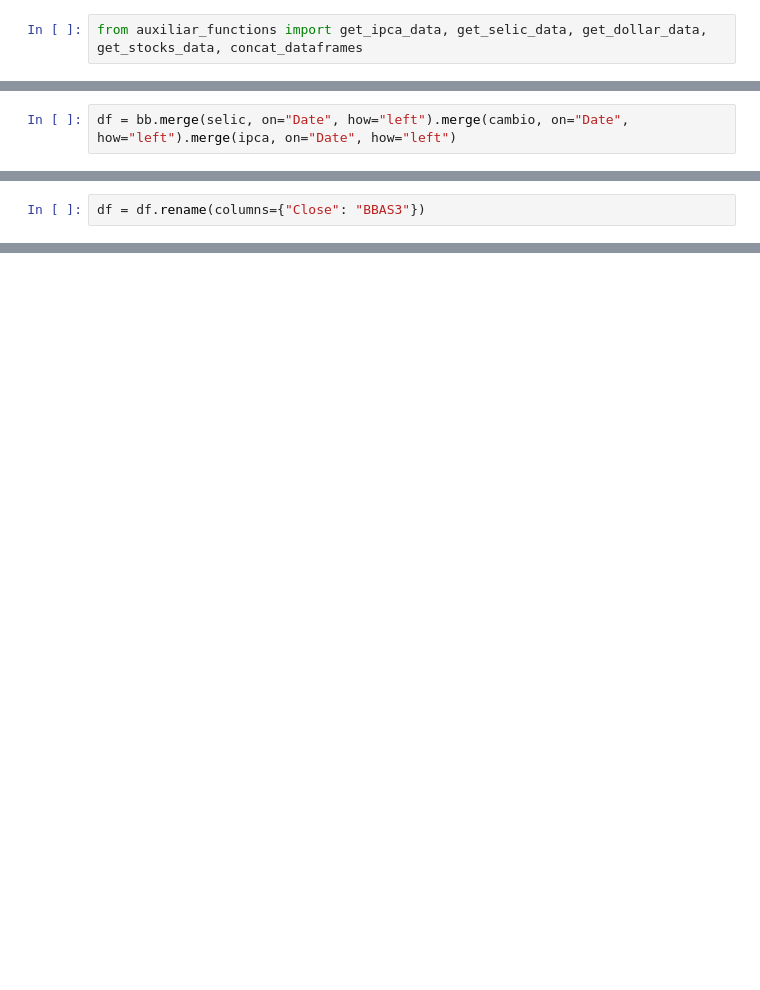
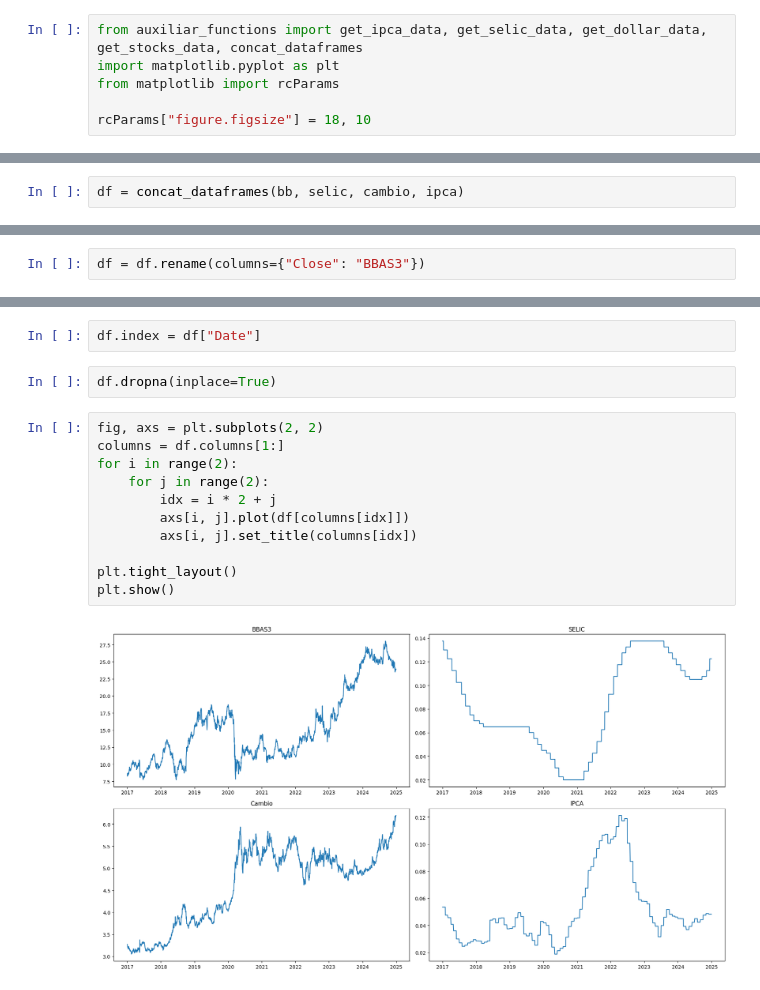
Before and after one commit to Botelho97/tcc-predict-stocks-models-comparison, a Jupyter notebook: main.ipynb, the cells around one changed output, grey strips where cells are left out. Saved outputs shown, nothing was run; the diff lists cells and outputs as text; blank space fills up the shorter version.

```diff
--- a/main.ipynb
+++ b/main.ipynb
@@ -1,5 +1,9 @@
 # %%
 from auxiliar_functions import get_ipca_data, get_selic_data, get_dollar_data, get_stocks_data, concat_dataframes
+import matplotlib.pyplot as plt
+from matplotlib import rcParams
+
+rcParams["figure.figsize"] = 18, 10
 # %%
 ipca = get_ipca_data()
 ipca
@@ -69,7 +73,7 @@ bb
 | 1991 | 2024-12-30 | 23.918098 |
 1992 rows × 2 columns
 # %%
-df = bb.merge(selic, on="Date", how="left").merge(cambio, on="Date", how="left").merge(ipca, on="Date", how="left")
+df = concat_dataframes(bb, selic, cambio, ipca)
 # %%
 df.head()
 # %% [output]
@@ -92,0 +97,17 @@ df.head()
+# %%
+df.index = df["Date"]
+# %%
+df.dropna(inplace=True)
+# %%
+fig, axs = plt.subplots(2, 2)
+columns = df.columns[1:]
+for i in range(2):
+    for j in range(2):
+        idx = i * 2 + j
+        axs[i, j].plot(df[columns[idx]])
+        axs[i, j].set_title(columns[idx])
+
+plt.tight_layout()
+plt.show()
+# %% [output]
+[figure, added]
```
Also changed, not shown: parts of 6 cells of this notebook, 1 other file.
